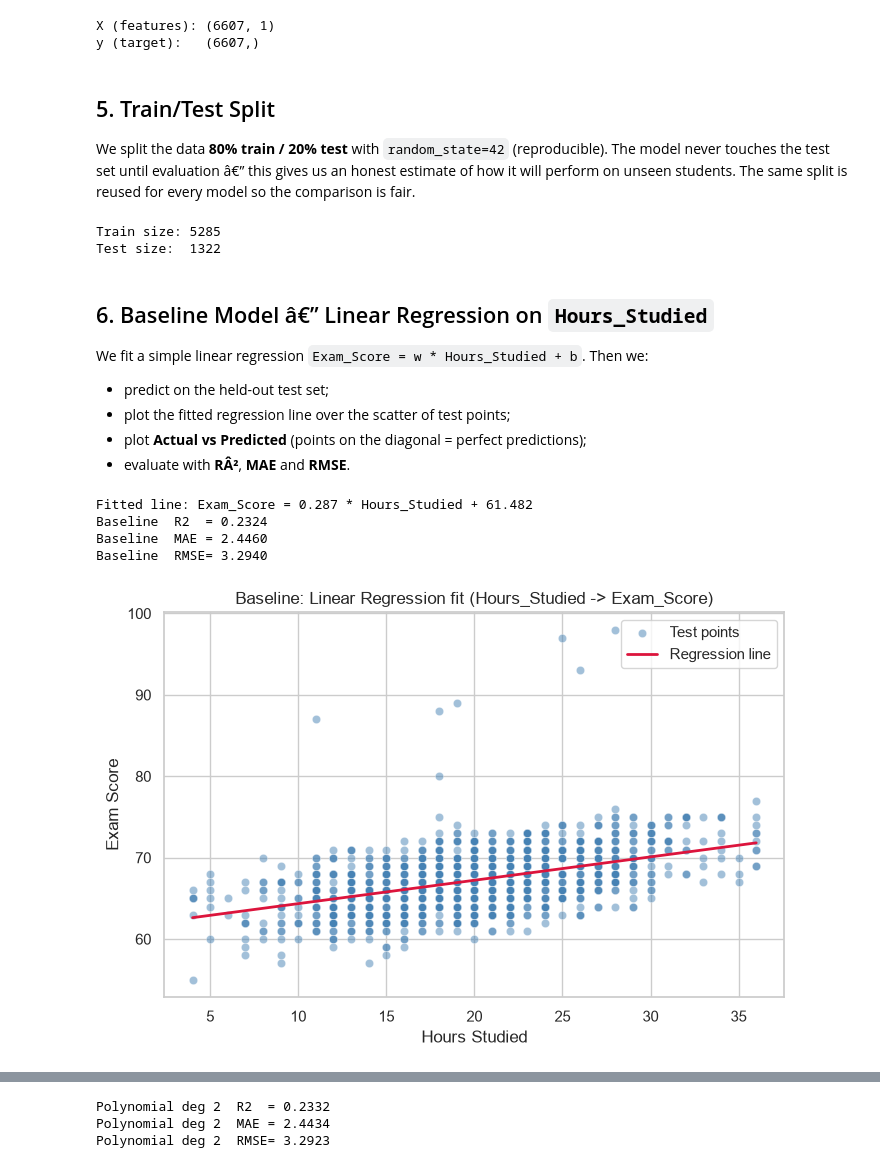
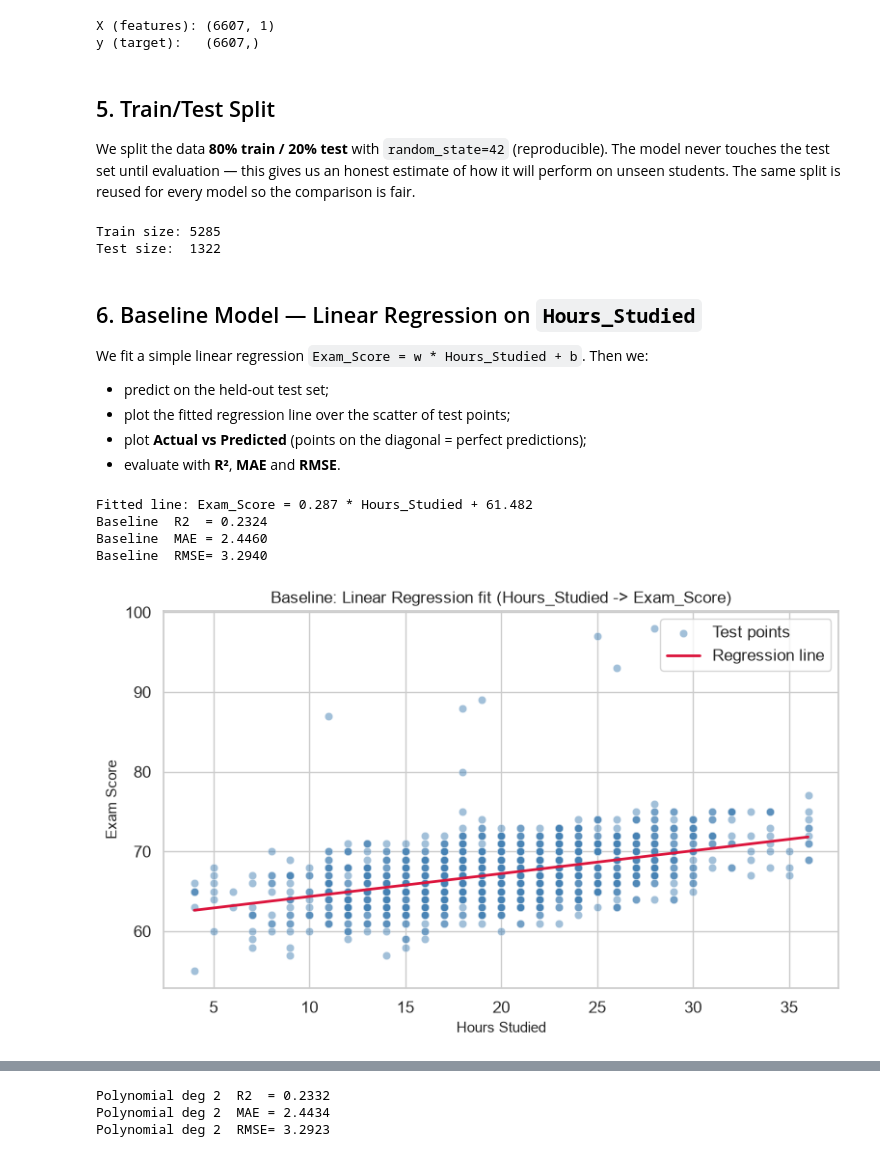
Before and after one commit to M-Amine-HM/elevvo_projects, a Jupyter notebook: task1/student_performance_analysis.ipynb, the cells around one changed output, grey strips where cells are left out. Saved outputs shown, nothing was run; the diff lists cells and outputs as text; code cells hidden in the pictures.

```diff
--- a/task1/student_performance_analysis.ipynb
+++ b/task1/student_performance_analysis.ipynb
@@ -68,7 +94,11 @@ from sklearn.metrics import r2_score, mean_absolute_error, mean_squared_error  #
 # Render plots directly inside the notebook.
 %matplotlib inline
 sns.set_theme(style='whitegrid')
+sns.set_context("notebook", font_scale=1.1)
+plt.rcParams.update({'axes.titlesize': 12, 'axes.labelsize': 11})
 np.random.seed(42)
+import warnings
+warnings.filterwarnings('ignore')
 # %%
 # Load the raw CSV file.
 df = pd.read_csv('StudentPerformanceFactors.csv')
@@ -193,9 +243,9 @@ fig, axes = plt.subplots(2, 3, figsize=(17, 10))
 for ax, feat in zip(axes.flat, key_cats):
     # Ordered boxplots so the categories read naturally left->right.
     sns.boxplot(x=feat, y='Exam_Score', data=df, order=order_map[feat], ax=ax)
-    ax.set_title(f'{feat} vs Exam_Score')
-    ax.set_xlabel(feat)
-    ax.set_ylabel('Exam Score')
+    ax.set_title(f'{feat} vs Exam_Score', fontsize=11)
+    ax.set_xlabel(feat, fontsize=11)
+    ax.set_ylabel('Exam Score', fontsize=11)
     ax.tick_params(axis='x', rotation=15)
 plt.tight_layout()
 plt.show()
@@ -203,0 +339,24 @@ plt.show()
+# %%
+# ── NEW CELL ADDED ── ADD 4d: Outlier detection via boxplots and IQR counting.
+continuous_cols = ['Hours_Studied', 'Attendance', 'Sleep_Hours', 'Previous_Scores',
+                   'Tutoring_Sessions', 'Physical_Activity', 'Exam_Score']
+
+# Boxplots for all continuous features.
+fig, axes = plt.subplots(1, 7, figsize=(20, 5))
+for ax, col in zip(axes, continuous_cols):
+    sns.boxplot(y=df[col], ax=ax, color='lightcoral')
+    ax.set_title(col, fontsize=11)
+    ax.set_ylabel('Value', fontsize=11)
+plt.tight_layout()
+plt.show()
+
+# IQR outlier table.
+rows = []
+for col in continuous_cols:
+    q1, q3 = df[col].quantile([0.25, 0.75])
+    iqr = q3 - q1
+    n_out = int(((df[col] < q1 - 1.5 * iqr) | (df[col] > q3 + 1.5 * iqr)).sum())
+    rows.append({'Feature': col, 'Outliers': n_out,
+                 '% of Dataset': f'{100 * n_out / len(df):.2f} %'})
+outlier_table = pd.DataFrame(rows)
+print(outlier_table.to_string(index=False))
@@ -360,7 +660,7 @@ y (target):   (6607,)
 ## 5. Train/Test Split
 
 We split the data **80% train / 20% test** with `random_state=42` (reproducible). The model never
-touches the test set until evaluation â€” this gives us an honest estimate of how it will perform
+touches the test set until evaluation — this gives us an honest estimate of how it will perform
 on unseen students. The same split is reused for every model so the comparison is fair.
 # %%
 # 80/20 stratified-free split with a fixed random seed so results are reproducible.
@@ -373,13 +673,13 @@ print('Test size: ', X_test.shape[0])
 Train size: 5285
 Test size:  1322
 # %% [markdown]
-## 6. Baseline Model â€” Linear Regression on `Hours_Studied`
+## 6. Baseline Model — Linear Regression on `Hours_Studied`
 
 We fit a simple linear regression `Exam_Score = w * Hours_Studied + b`. Then we:
 * predict on the held-out test set;
 * plot the fitted regression line over the scatter of test points;
 * plot **Actual vs Predicted** (points on the diagonal = perfect predictions);
-* evaluate with **RÂ²**, **MAE** and **RMSE**.
+* evaluate with **R²**, **MAE** and **RMSE**.
 # %%
 # Train the baseline linear regression on Hours_Studied only.
 model_base = LinearRegression()
@@ -413,18 +713,19 @@ Baseline  RMSE= 3.2940
 # %%
 # Plot the fitted regression line over the test set scatter.
 plt.figure(figsize=(8, 5))
 sns.scatterplot(x=X_test['Hours_Studied'], y=y_test, alpha=0.5, color='steelblue',
                 label='Test points')
 
 # Draw the line over a dense grid of Hours_Studied values.
 xs = np.linspace(X_test['Hours_Studied'].min(), X_test['Hours_Studied'].max(), 200)
 plt.plot(xs, b1 * xs + b0, color='crimson', linewidth=2, label='Regression line')
 
-plt.title('Baseline: Linear Regression fit (Hours_Studied -> Exam_Score)')
-plt.xlabel('Hours Studied')
-plt.ylabel('Exam Score')
+plt.title('Baseline: Linear Regression fit (Hours_Studied -> Exam_Score)', fontsize=12)
+plt.xlabel('Hours Studied', fontsize=11)
+plt.ylabel('Exam Score', fontsize=11)
 plt.legend()
+plt.tight_layout()
 plt.show()
 # %% [output]
-[figure, old version]
+[figure, new version]
 # %%
```
Also changed, not shown: parts of 56 cells of this notebook.
